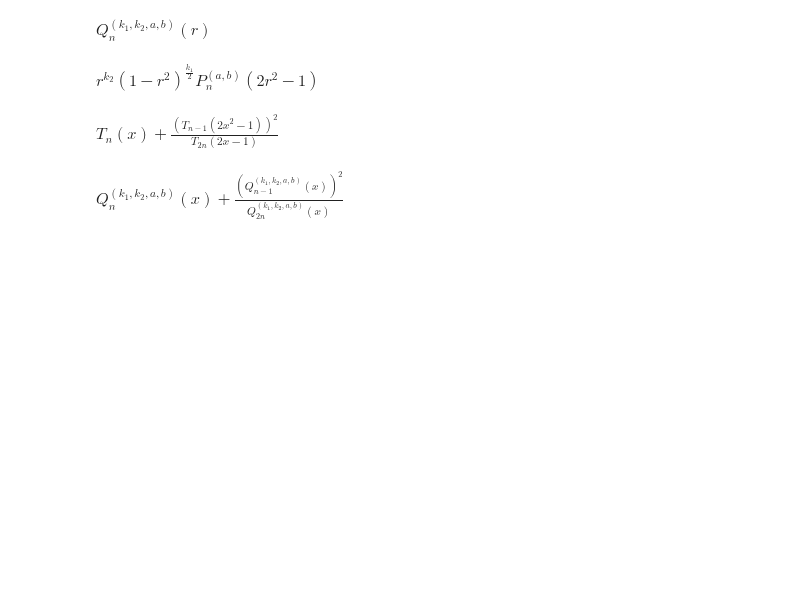
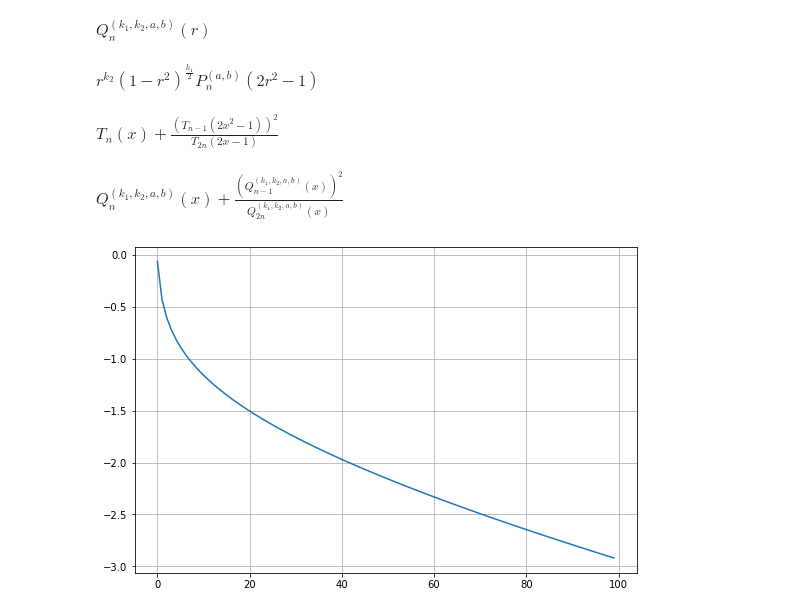
Before and after one commit to GentleMin/PlesioGeostroPy, a Jupyter notebook: Tests.ipynb, the cells around one changed output. Cells and saved outputs as stored; diff of their text form; code cells hidden in the pictures; blank space fills up the shorter version.

```diff
--- a/Tests.ipynb
+++ b/Tests.ipynb
@@ -1795,3 +1795,23 @@ wn, wx = map(sym.Wild, 'nx')
 expr_test.replace(sym.chebyshevt(wn, wx), supp_f.jacobi_2side(wn, k1, k2, a, b, x))
 # %% [output]
 $\displaystyle Q_{n}^{(k_{1},k_{2},a,b)}(x) + \frac{\left(Q_{n - 1}^{(k_{1},k_{2},a,b)}(x)\right)^2}{Q_{2 n}^{(k_{1},k_{2},a,b)}(x)}$
+# %%
+s_val = 0.99
+Nmax = 100
+narr = np.arange(Nmax)
+terms = np.zeros(Nmax)
+terms[0] = 1
+terms[1] = -1/2*s_val**2
+for n in range(2, Nmax):
+    terms[n] = terms[n-1]*(2*n-3)/(2*n)*s_val**2
+terms_flipped = np.flip(terms)
+series = np.cumsum(terms_flipped)
+series = np.r_[series[-1] - np.flip(series[:-1]), series[-1]]
+# %%
+fig, ax = plt.subplots(figsize=(9, 6))
+ax.plot(narr, np.log10(series - np.sqrt(1 - s_val**2)))
+# ax.hlines([np.sqrt(1 - s_val**2),], 0, Nmax, colors=['k'])
+ax.grid(which='both')
+plt.show()
+# %% [output]
+[figure, added]
```
Also changed, not shown: 3 other files.
